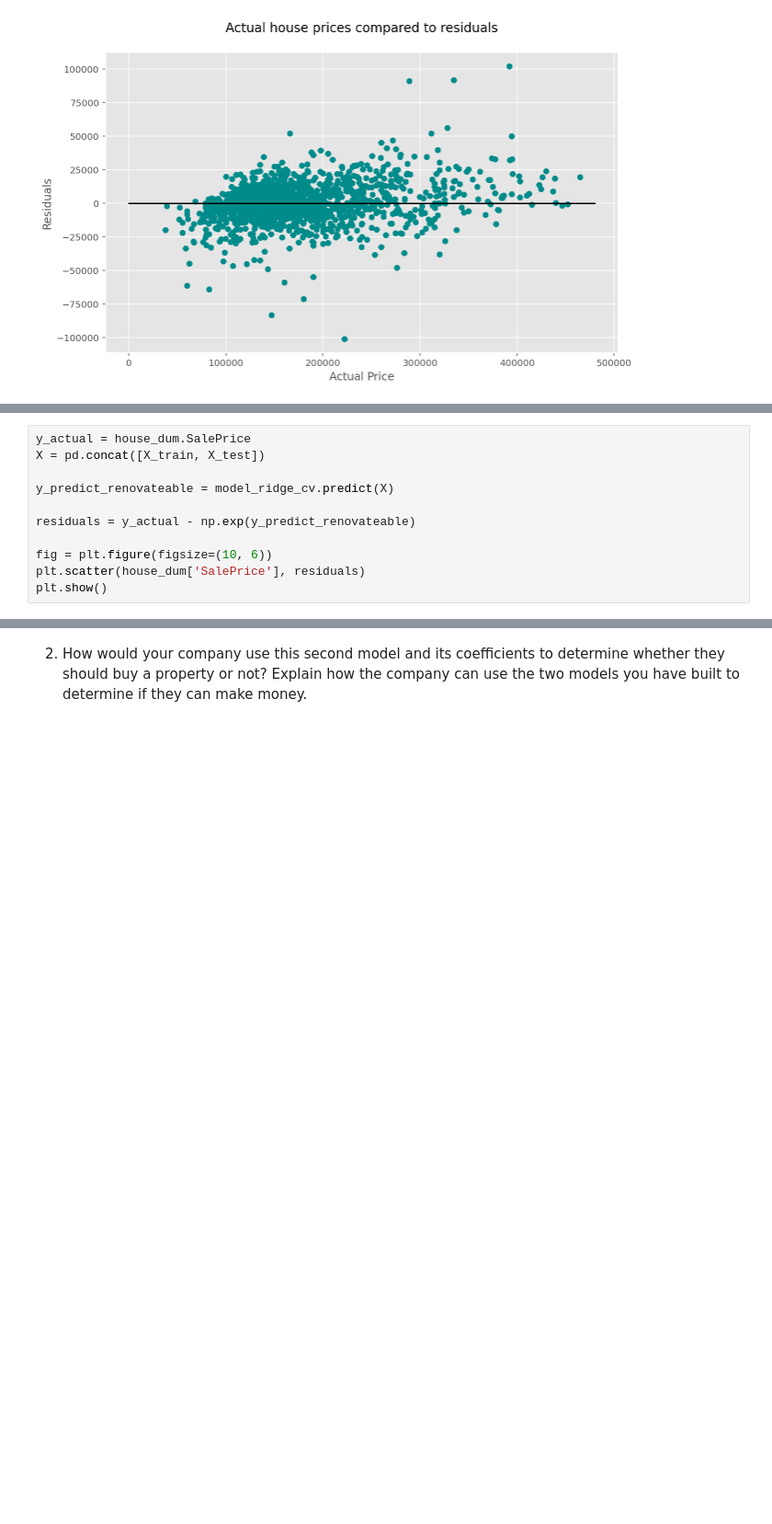
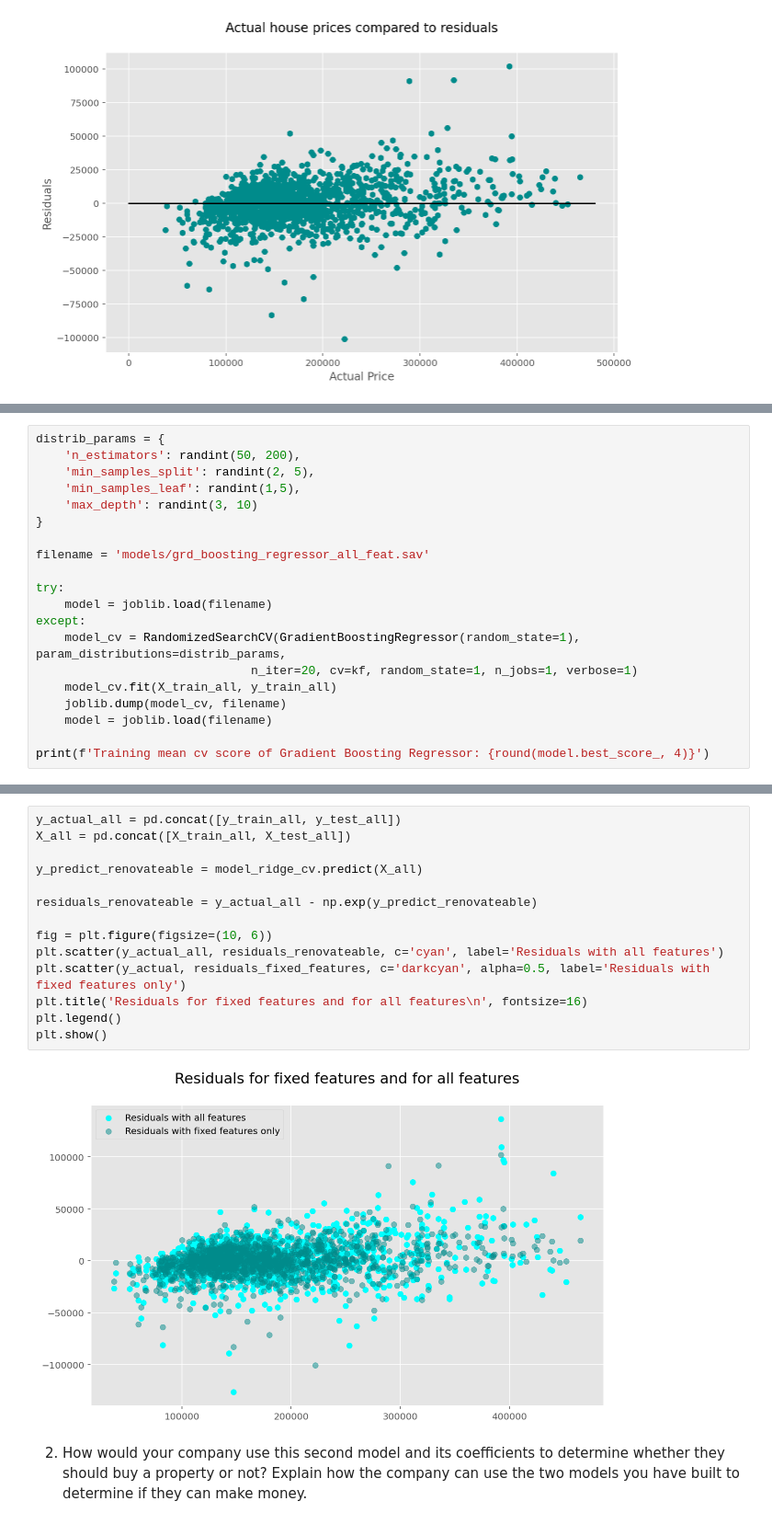
Before and after one commit to androi7/ds-mini-projects, a Jupyter notebook: House-Prices/House_Prices.ipynb, the cells around one changed output, grey strips where cells are left out. Shown at 92% size. Drawn from its saved outputs; the diff is of its cells as text; blank space fills up the shorter version.

Commit message:
fix: correct input features and  models which include fixed and renoveatable features

```diff
--- a/House-Prices/House_Prices.ipynb
+++ b/House-Prices/House_Prices.ipynb
@@ -1387,0 +1385,20 @@ Mean cross validation testing score (shuffled) of ridge model: 0.835
+# %%
+distrib_params = {
+    'n_estimators': randint(50, 200),
+    'min_samples_split': randint(2, 5),
+    'min_samples_leaf': randint(1,5),
+    'max_depth': randint(3, 10)
+}
+
+filename = 'models/grd_boosting_regressor_all_feat.sav'
+
+try:
+    model = joblib.load(filename)
+except:
+    model_cv = RandomizedSearchCV(GradientBoostingRegressor(random_state=1), param_distributions=distrib_params,
+                              n_iter=20, cv=kf, random_state=1, n_jobs=1, verbose=1)
+    model_cv.fit(X_train_all, y_train_all)
+    joblib.dump(model_cv, filename)
+    model = joblib.load(filename)
+
+print(f'Training mean cv score of Gradient Boosting Regressor: {round(model.best_score_, 4)}')
@@ -1392,11 +1410,0 @@ from sklearn.metrics import mean_squared_error
-# %%
-y_actual = house_dum.SalePrice
-X = pd.concat([X_train, X_test])
-
-y_predict_renovateable = model_ridge_cv.predict(X)
-
-residuals = y_actual - np.exp(y_predict_renovateable)
-
-fig = plt.figure(figsize=(10, 6))
-plt.scatter(house_dum['SalePrice'], residuals)
-plt.show()
@@ -1405,3 +1417,19 @@ plt.show()
+# %%
+y_actual_all = pd.concat([y_train_all, y_test_all])
+X_all = pd.concat([X_train_all, X_test_all])
+
+y_predict_renovateable = model_ridge_cv.predict(X_all)
+
+residuals_renovateable = y_actual_all - np.exp(y_predict_renovateable)
+
+fig = plt.figure(figsize=(10, 6))
+plt.scatter(y_actual_all, residuals_renovateable, c='cyan', label='Residuals with all features')
+plt.scatter(y_actual, residuals_fixed_features, c='darkcyan', alpha=0.5, label='Residuals with fixed features only')
+plt.title('Residuals for fixed features and for all features\n', fontsize=16)
+plt.legend()
+plt.show()
+# %% [output]
+[figure, added]
 # %% [markdown]
 2. How would your company use this second model and its coefficients to determine whether they should buy a property or not? Explain how the company can use the two models you have built to determine if they can make money.
 # %%
```
Also changed, not shown: parts of 11 cells of this notebook, 1 other file.
